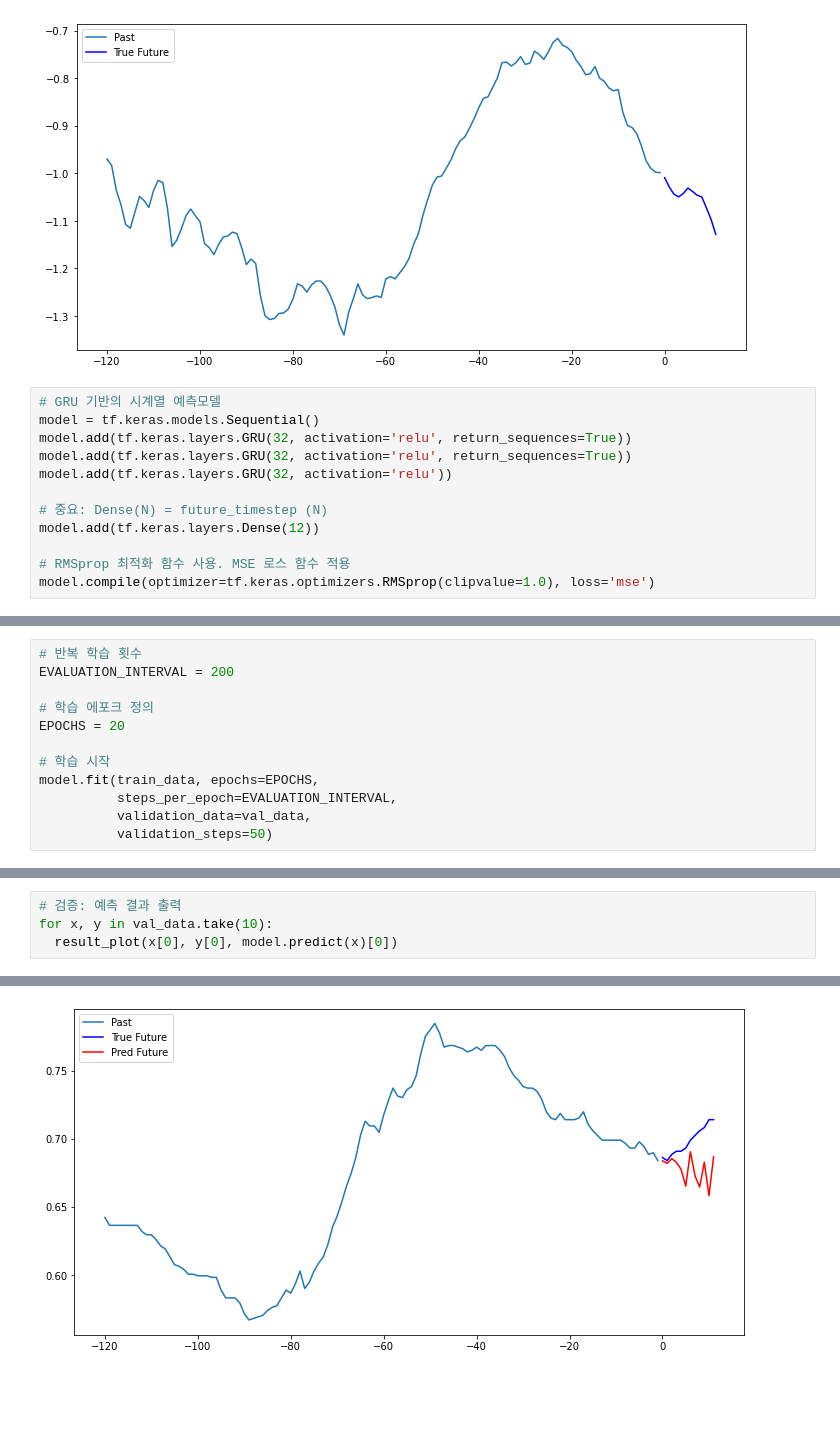
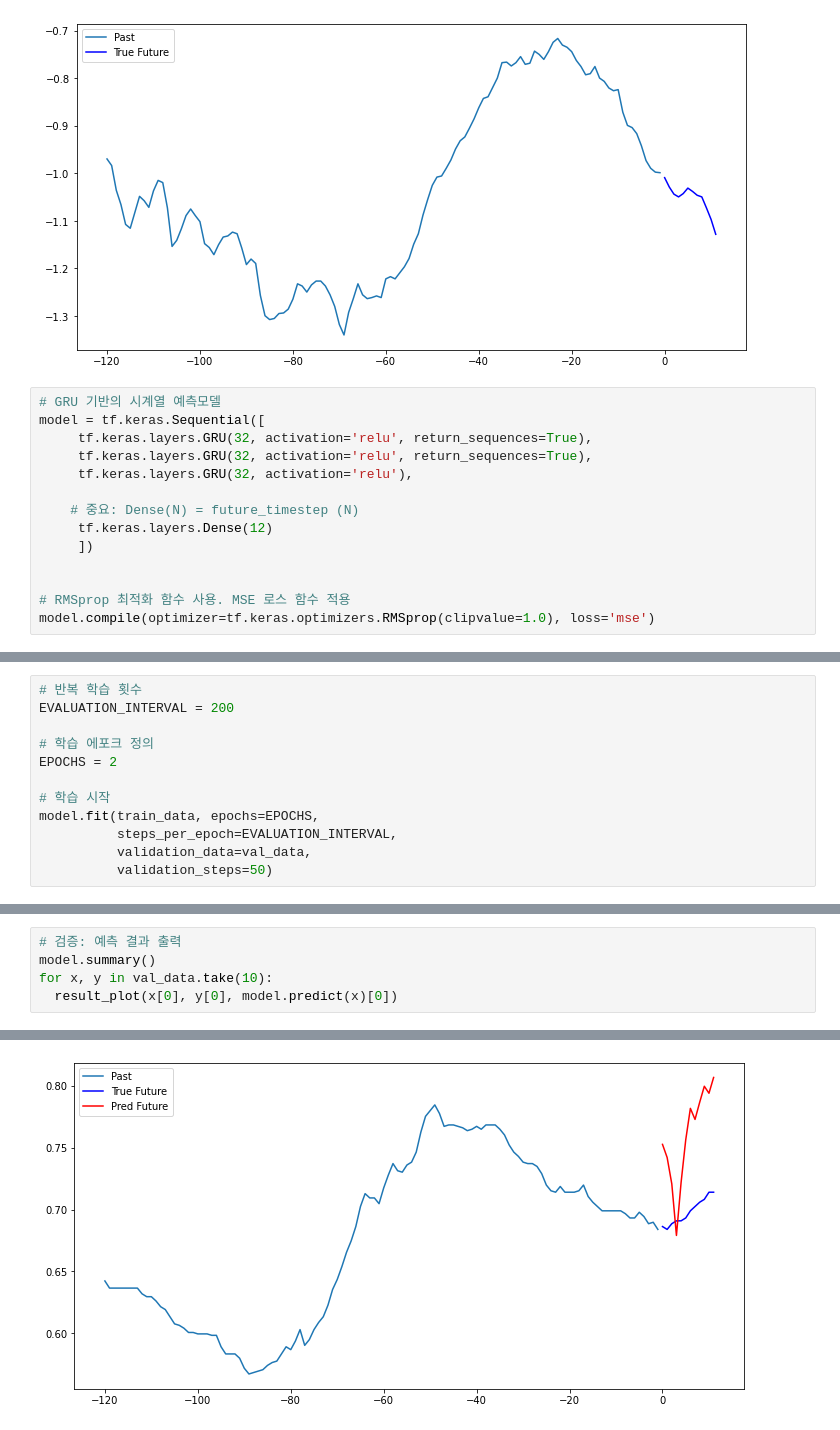
Before and after one commit to face22/lecture, a Jupyter notebook: multivariate_time_series.ipynb, the cells around one changed output, grey strips where cells are left out. Saved outputs shown, nothing was run; the diff lists cells and outputs as text; blank space fills up the shorter version.

```diff
--- a/multivariate_time_series.ipynb
+++ b/multivariate_time_series.ipynb
@@ -150,13 +150,15 @@ for x, y in train_data.take(1):
 [figure]
 # %%
 # GRU 기반의 시계열 예측모델
-model = tf.keras.models.Sequential()
-model.add(tf.keras.layers.GRU(32, activation='relu', return_sequences=True))
-model.add(tf.keras.layers.GRU(32, activation='relu', return_sequences=True))
-model.add(tf.keras.layers.GRU(32, activation='relu'))
+model = tf.keras.Sequential([
+     tf.keras.layers.GRU(32, activation='relu', return_sequences=True),
+     tf.keras.layers.GRU(32, activation='relu', return_sequences=True),
+     tf.keras.layers.GRU(32, activation='relu'),
 
-# 중요: Dense(N) = future_timestep (N)
-model.add(tf.keras.layers.Dense(12))
+    # 중요: Dense(N) = future_timestep (N)
+     tf.keras.layers.Dense(12)
+     ])
+
 
 # RMSprop 최적화 함수 사용. MSE 로스 함수 적용
 model.compile(optimizer=tf.keras.optimizers.RMSprop(clipvalue=1.0), loss='mse')
@@ -177,7 +173,7 @@ To change all layers to have dtype float64 by default, call `tf.keras.backend.se
 EVALUATION_INTERVAL = 200
 
 # 학습 에포크 정의
-EPOCHS = 20
+EPOCHS = 2
 
 # 학습 시작
 model.fit(train_data, epochs=EPOCHS,
@@ -206,5 +189,6 @@ Epoch 20/20
 # %%
 # 검증: 예측 결과 출력
+model.summary()
 for x, y in val_data.take(10):
   result_plot(x[0], y[0], model.predict(x)[0])
 # %% [output]
@@ -211 +212 @@ for x, y in val_data.take(10):
-[figure, old version]
+[figure, new version]
```
Also changed, not shown: parts of 3 cells of this notebook.
